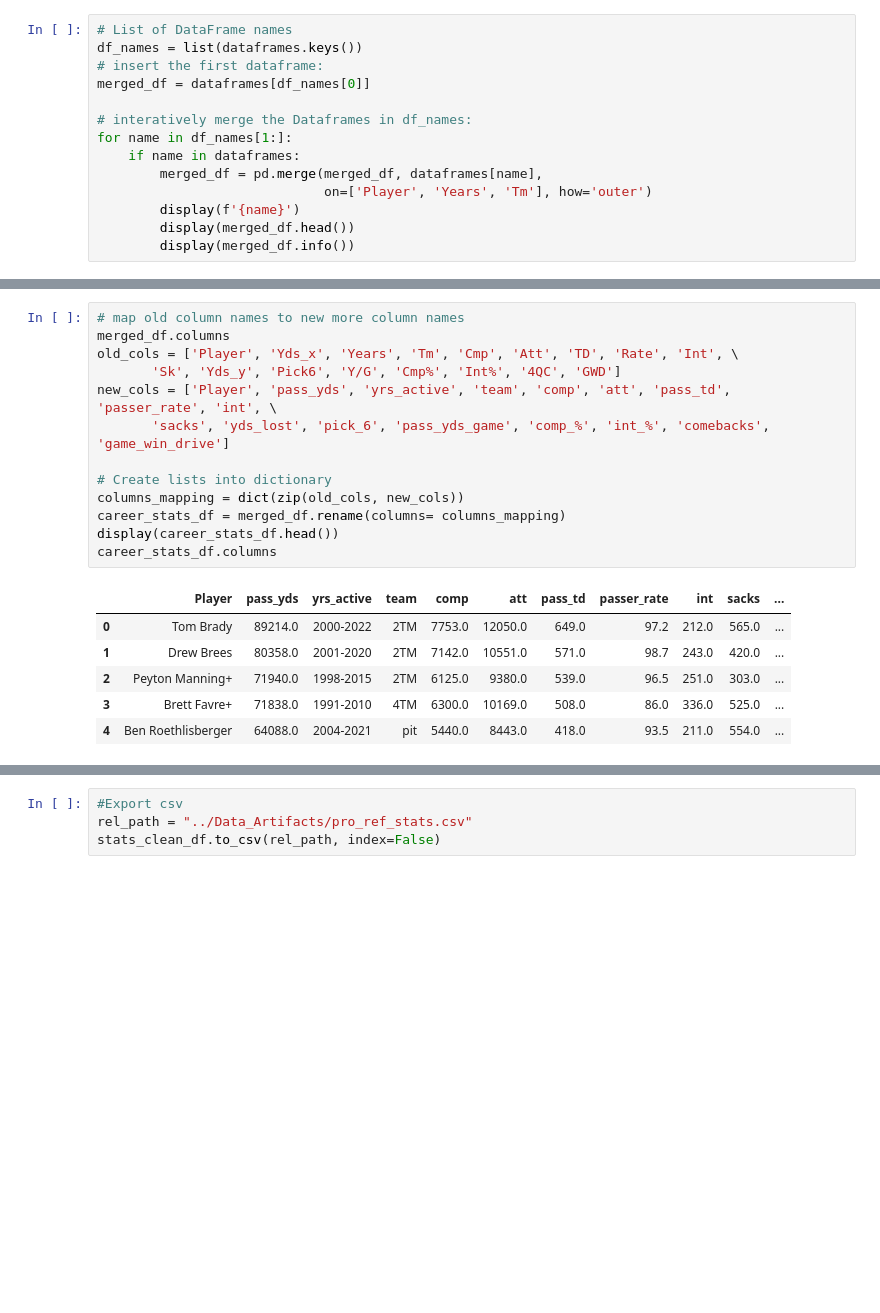
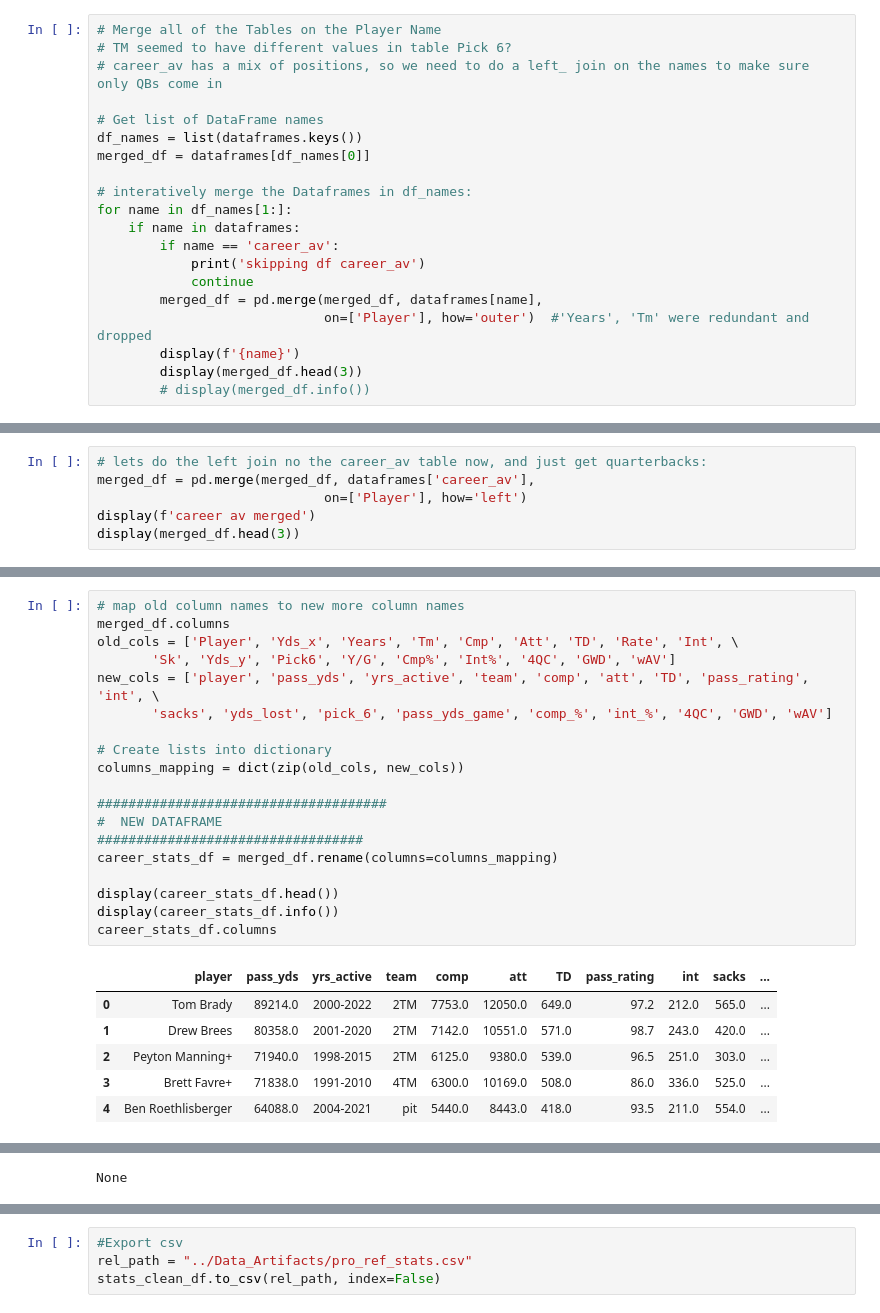
Before and after one commit to willablackmon/nfl_quarterback_draft, a Jupyter notebook: data_sourcing/pro_ref_stats.ipynb, the cells around one changed output, grey strips where cells are left out. Drawn from its saved outputs; the diff is of its cells as text; blank space fills up the shorter version.

```diff
--- a/data_sourcing/pro_ref_stats.ipynb
+++ b/data_sourcing/pro_ref_stats.ipynb
@@ -210,17 +277,23 @@ dataframes['comebacks'] = comebacks_df
 # %%
-# List of DataFrame names
+# Merge all of the Tables on the Player Name
+# TM seemed to have different values in table Pick 6?
+# career_av has a mix of positions, so we need to do a left_ join on the names to make sure only QBs come in
+
+# Get list of DataFrame names
 df_names = list(dataframes.keys())
-# insert the first dataframe:
 merged_df = dataframes[df_names[0]]
 
 # interatively merge the Dataframes in df_names:
 for name in df_names[1:]:
     if name in dataframes:
+        if name == 'career_av':
+            print('skipping df career_av')
+            continue
         merged_df = pd.merge(merged_df, dataframes[name],
-                             on=['Player', 'Years', 'Tm'], how='outer')
+                             on=['Player'], how='outer')  #'Years', 'Tm' were redundant and dropped
         display(f'{name}')
-        display(merged_df.head())
-        display(merged_df.info())
+        display(merged_df.head(3))
+        # display(merged_df.info())
 # %% [output]
 'pass_cmp'
 |  | Player | Yds | Years | Tm | Cmp |
@@ -288,0 +329,6 @@ None
+# %%
+# lets do the left join no the career_av table now, and just get quarterbacks:
+merged_df = pd.merge(merged_df, dataframes['career_av'],
+                             on=['Player'], how='left')
+display(f'career av merged')
+display(merged_df.head(3))
@@ -289,18 +343,24 @@ None
 # %%
 # map old column names to new more column names
 merged_df.columns
 old_cols = ['Player', 'Yds_x', 'Years', 'Tm', 'Cmp', 'Att', 'TD', 'Rate', 'Int', \
-       'Sk', 'Yds_y', 'Pick6', 'Y/G', 'Cmp%', 'Int%', '4QC', 'GWD']
-new_cols = ['Player', 'pass_yds', 'yrs_active', 'team', 'comp', 'att', 'pass_td', 'passer_rate', 'int', \
-       'sacks', 'yds_lost', 'pick_6', 'pass_yds_game', 'comp_%', 'int_%', 'comebacks', 'game_win_drive']
+       'Sk', 'Yds_y', 'Pick6', 'Y/G', 'Cmp%', 'Int%', '4QC', 'GWD', 'wAV']
+new_cols = ['player', 'pass_yds', 'yrs_active', 'team', 'comp', 'att', 'TD', 'pass_rating', 'int', \
+       'sacks', 'yds_lost', 'pick_6', 'pass_yds_game', 'comp_%', 'int_%', '4QC', 'GWD', 'wAV']
 
 # Create lists into dictionary
 columns_mapping = dict(zip(old_cols, new_cols))
-career_stats_df = merged_df.rename(columns= columns_mapping)
+
+#####################################
+#  NEW DATAFRAME
+##################################
+career_stats_df = merged_df.rename(columns=columns_mapping)
+
 display(career_stats_df.head())
+display(career_stats_df.info())
 career_stats_df.columns
 # %% [output]
-|  | Player | pass_yds | yrs_active | team | comp | att | pass_td | passer_rate | int | sacks | ... |
+|  | player | pass_yds | yrs_active | team | comp | att | TD | pass_rating | int | sacks | ... |
 | 0 | Tom Brady | 89214.0 | 2000-2022 | 2TM | 7753.0 | 12050.0 | 649.0 | 97.2 | 212.0 | 565.0 | ... |
 | 1 | Drew Brees | 80358.0 | 2001-2020 | 2TM | 7142.0 | 10551.0 | 571.0 | 98.7 | 243.0 | 420.0 | ... |
 | 2 | Peyton Manning+ | 71940.0 | 1998-2015 | 2TM | 6125.0 | 9380.0 | 539.0 | 96.5 | 251.0 | 303.0 | ... |
@@ -312,0 +386 @@ Index(['Player', 'pass_yds', 'yrs_active', 'team', 'comp', 'att', 'pass_td',
+None
```
Also changed, not shown: parts of 32 cells of this notebook, 3 other files.
